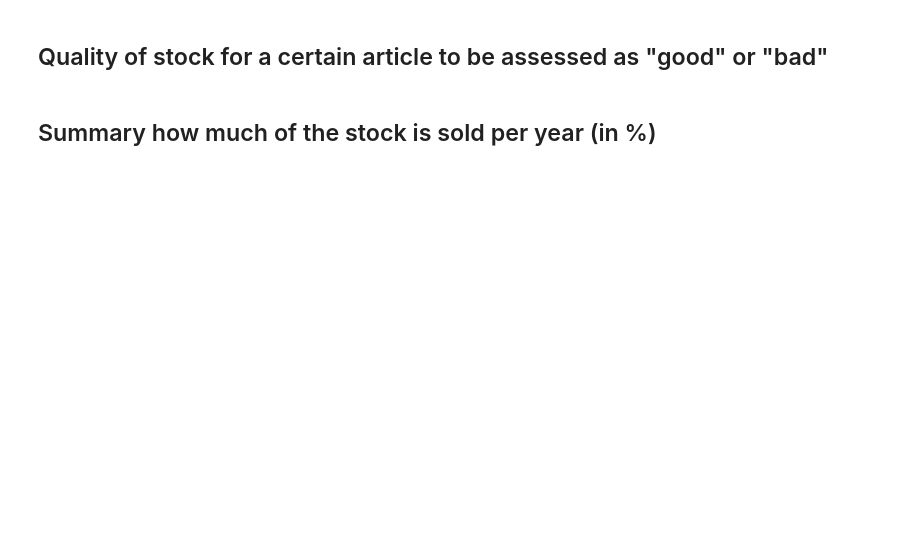
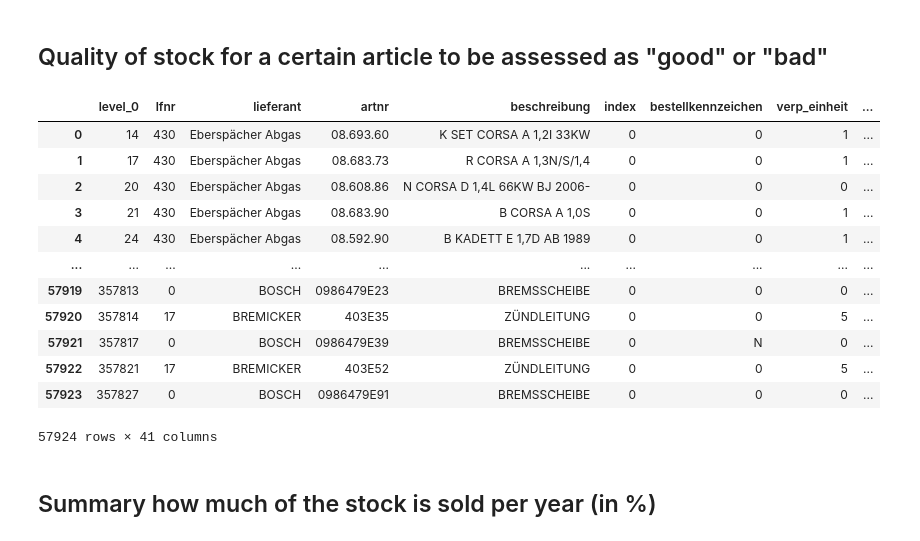
Before and after one commit to capstone-kueblbeck/capstone-kueblbeck, a Jupyter notebook: coding/max_pn.ipynb, the cells around one changed output. Cells and saved outputs as stored; diff of their text form; code cells hidden in the pictures; blank space fills up the shorter version.

```diff
--- a/coding/max_pn.ipynb
+++ b/coding/max_pn.ipynb
@@ -10,35 +35,51 @@ pd.set_option('display.max_columns', None)
 # %% [markdown]
 ## Quality of stock for a certain article to be assessed as "good" or "bad"
 # %%
-quality_stock_good_all = df_master[df_master['gesamt_lager'] > 0] and [df_master['gesamt_vk'] >= 3]
-quality_stock_bad_all = df_master[df_master['gesamt_lager'] > 0] and [df_master['gesamt_vk'] < 3]
+quality_stock_good_all = df_master.query('gesamt_lager > 0 and gesamt_vk >= 3').reset_index()
+quality_stock_bad_all = df_master.query('gesamt_lager > 0  and gesamt_vk < 3').reset_index()
 
-quality_stock_good_weiden = df_master[df_master['wen_lager'] > 0] and [df_master['wen_vk'] >= 3]
-quality_stock_bad_weiden = df_master[df_master['wen_lager'] > 0] and [df_master['wen_vk'] < 3]
+quality_stock_good_weiden = df_master.query('wen_lager > 0 and wen_vk >= 3').reset_index()
+quality_stock_bad_weiden = df_master.query('wen_lager > 0 and wen_vk < 3').reset_index()
 
-quality_stock_good_regensburg = df_master[df_master['rgb_lager'] > 0] and [df_master['rgb_vk'] >= 3]
-quality_stock_bad_regensburg = df_master[df_master['rgb_lager'] > 0] and [df_master['rgb_vk'] < 3]
+quality_stock_good_regensburg = df_master.query('rgb_lager > 0 and rgb_vk >= 3').reset_index()
+quality_stock_bad_regensburg = df_master.query('rgb_lager > 0 and rgb_vk < 3').reset_index()
 
-quality_stock_good_amberg = df_master[df_master['amb_lager'] > 0] and [df_master['amb_vk'] >= 3]
-quality_stock_bad_amberg = df_master[df_master['amb_lager'] > 0] and [df_master['amb_vk'] < 3]
+quality_stock_good_amberg = df_master.query('amb_lager > 0 and amb_vk >= 3').reset_index()
+quality_stock_bad_amberg = df_master.query('amb_lager > 0 and amb_vk < 3').reset_index()
 
-quality_stock_good_cham = df_master[df_master['cha_lager'] > 0] and [df_master['cha_vk'] >= 3]
-quality_stock_bad_cham = df_master[df_master['cha_lager'] > 0] and [df_master['cha_vk'] < 3]
+quality_stock_good_cham = df_master.query('cha_lager > 0 and cha_vk >= 3').reset_index()
+quality_stock_bad_cham = df_master.query('cha_lager > 0 and cha_vk < 3').reset_index()
 
-quality_stock_good_straubing = df_master[df_master['str_lager'] > 0] and [df_master['str_vk'] >= 3]
-quality_stock_bad_straubing = df_master[df_master['str_lager'] > 0] and [df_master['str_vk'] < 3]
+quality_stock_good_straubing = df_master.query('str_lager > 0 and str_vk >= 3').reset_index()
+quality_stock_bad_straubing = df_master.query('str_lager > 0 and str_vk < 3').reset_index()
 
-quality_stock_good_passau = df_master[df_master['pas_lager'] > 0] and [df_master['pas_vk'] >= 3]
-quality_stock_bad_passau = df_master[df_master['pas_lager'] > 0] and [df_master['pas_vk'] < 3]
+quality_stock_good_passau = df_master.query('pas_lager > 0 and pas_vk >= 3').reset_index()
+quality_stock_bad_passau = df_master.query('pas_lager > 0 and pas_vk < 3').reset_index()
 
-quality_stock_good_landshut = df_master[df_master['lan_lager'] > 0] and [df_master['lan_vk'] >= 3]
-quality_stock_bad_landshut = df_master[df_master['lan_lager'] > 0] and [df_master['lan_vk'] < 3]
+quality_stock_good_landshut = df_master.query('lan_lager > 0 and lan_vk >= 3').reset_index()
+quality_stock_bad_landshut = df_master.query('lan_lager > 0 and lan_vk < 3').reset_index()
 
-quality_stock_good_mühldorf = df_master[df_master['mül_lager'] > 0] and [df_master['mül_vk'] >= 3]
-quality_stock_bad_mühldorf = df_master[df_master['mül_lager'] > 0] and [df_master['mül_vk'] < 3]
+quality_stock_good_mühldorf = df_master.query('müh_lager > 0 and müh_vk >= 3').reset_index()
+quality_stock_bad_mühldorf = df_master.query('müh_lager > 0 and müh_vk < 3').reset_index()
 
-quality_stock_good_rosenheim = df_master[df_master['ros_lager'] > 0] and [df_master['ros_vk'] >= 3]
-quality_stock_bad_rosenheim = df_master[df_master['ros_lager'] > 0] and [df_master['ros_vk'] < 3]
+quality_stock_good_rosenheim = df_master.query('ros_lager > 0 and ros_vk >= 3').reset_index()
+quality_stock_bad_rosenheim = df_master.query('ros_lager > 0 and ros_vk < 3').reset_index()
+# %%
+quality_stock_bad_all
+# %% [output]
+|  | level_0 | lfnr | lieferant | artnr | beschreibung | index | bestellkennzeichen | verp_einheit | ... |
+| 0 | 14 | 430 | Eberspächer Abgas | 08.693.60 | K SET CORSA A 1,2I 33KW | 0 | 0 | 1 | ... |
+| 1 | 17 | 430 | Eberspächer Abgas | 08.683.73 | R CORSA A 1,3N/S/1,4 | 0 | 0 | 1 | ... |
+| 2 | 20 | 430 | Eberspächer Abgas | 08.608.86 | N CORSA D 1,4L 66KW BJ 2006- | 0 | 0 | 0 | ... |
+| 3 | 21 | 430 | Eberspächer Abgas | 08.683.90 | B CORSA A 1,0S | 0 | 0 | 1 | ... |
+| 4 | 24 | 430 | Eberspächer Abgas | 08.592.90 | B KADETT E 1,7D AB 1989 | 0 | 0 | 1 | ... |
+| ... | ... | ... | ... | ... | ... | ... | ... | ... | ... |
+| 57919 | 357813 | 0 | BOSCH | 0986479E23 | BREMSSCHEIBE | 0 | 0 | 0 | ... |
+| 57920 | 357814 | 17 | BREMICKER | 403E35 | ZÜNDLEITUNG | 0 | 0 | 5 | ... |
+| 57921 | 357817 | 0 | BOSCH | 0986479E39 | BREMSSCHEIBE | 0 | N | 0 | ... |
+| 57922 | 357821 | 17 | BREMICKER | 403E52 | ZÜNDLEITUNG | 0 | 0 | 5 | ... |
+| 57923 | 357827 | 0 | BOSCH | 0986479E91 | BREMSSCHEIBE | 0 | 0 | 0 | ... |
+57924 rows × 41 columns
 # %% [markdown]
 ## Summary how much of the stock is sold per year (in %)
 # %%
```
Also changed, not shown: parts of 14 cells of this notebook, 1 other file.
